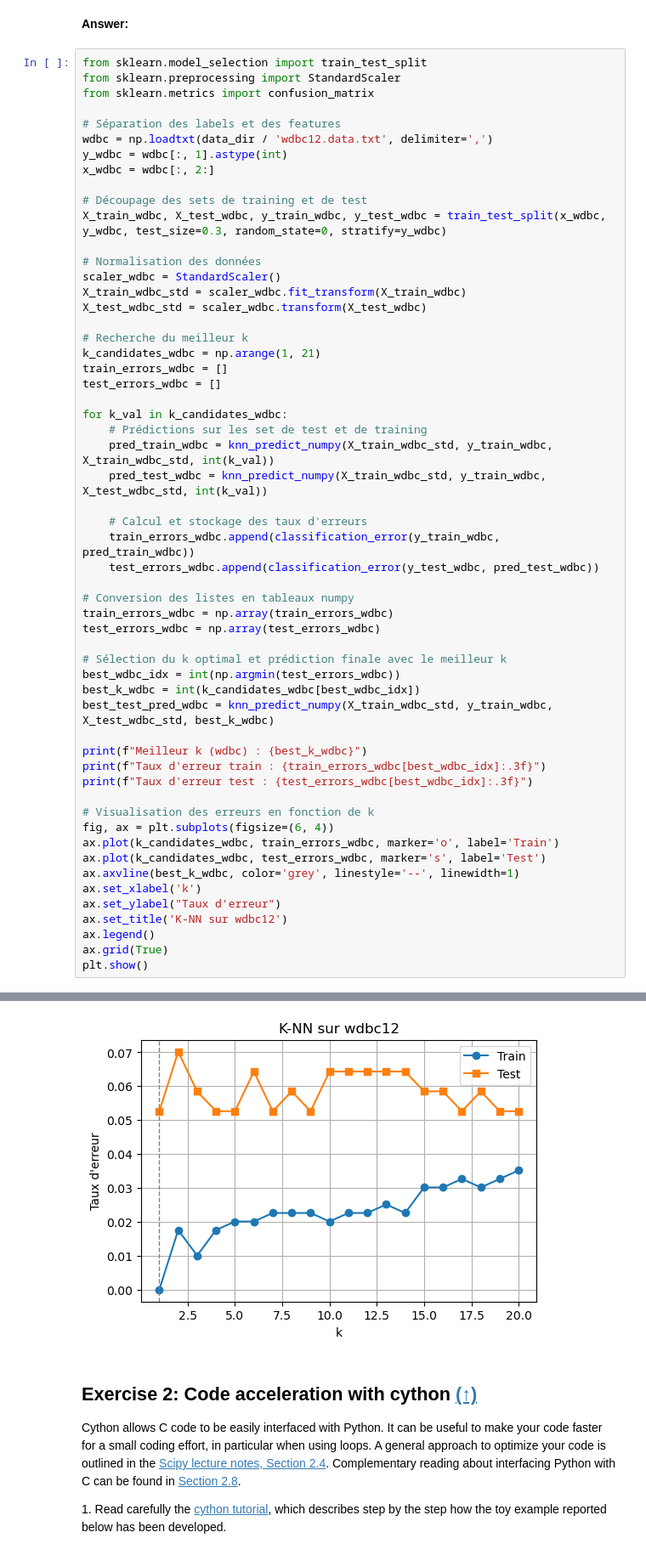
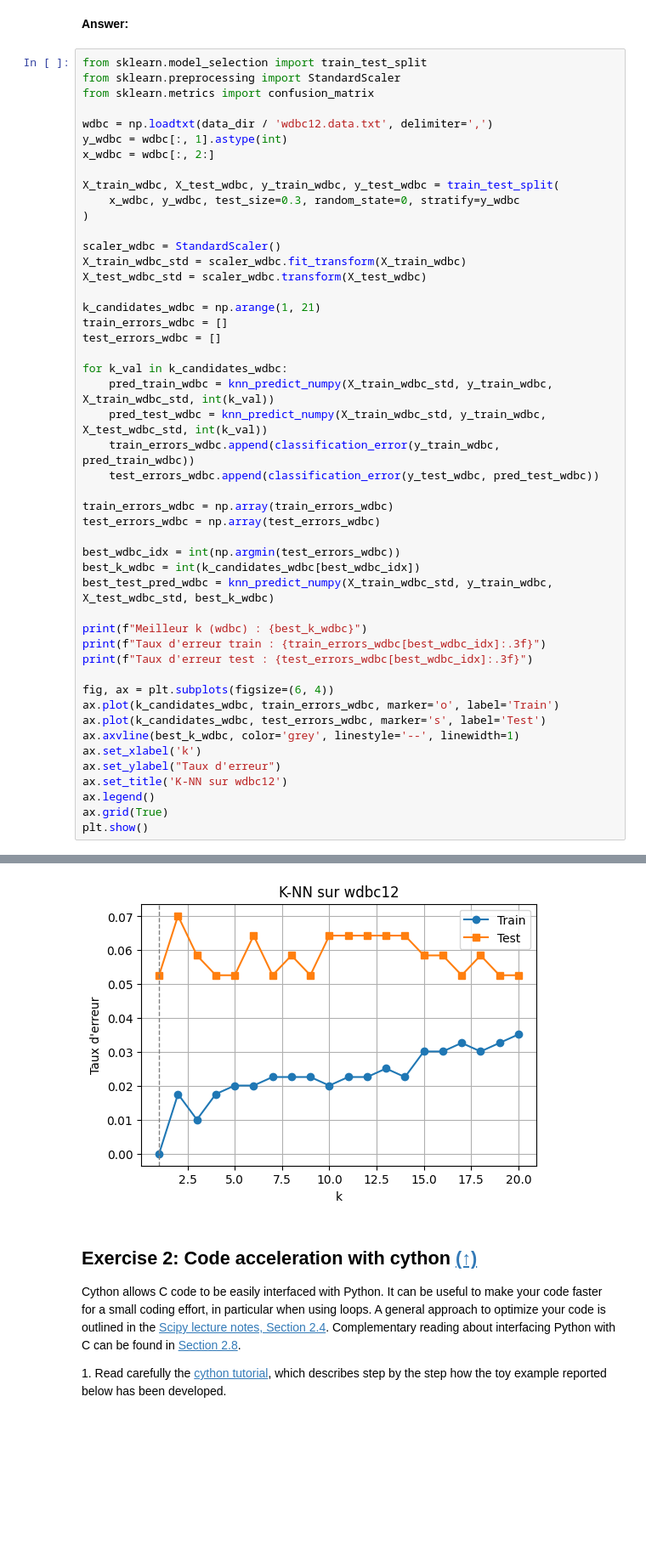
Before and after one commit to rosedel05/LAB1-DELANNOY-DOS-RAMOS, a Jupyter notebook: Labs/Lab4/lab4.ipynb, the cells around one changed output, grey strips where cells are left out. Shown: that part at 85% size. Cells and saved outputs as stored; diff of their text form; blank space fills up the shorter version.

```diff
--- a/Labs/Lab4/lab4.ipynb
+++ b/Labs/Lab4/lab4.ipynb
@@ -308,62 +285,54 @@ from sklearn.model_selection import train_test_split
 from sklearn.preprocessing import StandardScaler
 from sklearn.metrics import confusion_matrix
 
-# Séparation des labels et des features
 wdbc = np.loadtxt(data_dir / 'wdbc12.data.txt', delimiter=',')
 y_wdbc = wdbc[:, 1].astype(int)
 x_wdbc = wdbc[:, 2:]
 
-# Découpage des sets de training et de test
-X_train_wdbc, X_test_wdbc, y_train_wdbc, y_test_wdbc = train_test_split(x_wdbc, y_wdbc, test_size=0.3, random_state=0, stratify=y_wdbc)
+X_train_wdbc, X_test_wdbc, y_train_wdbc, y_test_wdbc = train_test_split(
+    x_wdbc, y_wdbc, test_size=0.3, random_state=0, stratify=y_wdbc
+)
 
-# Normalisation des données
 scaler_wdbc = StandardScaler()
 X_train_wdbc_std = scaler_wdbc.fit_transform(X_train_wdbc)
 X_test_wdbc_std = scaler_wdbc.transform(X_test_wdbc)
 
-# Recherche du meilleur k
 k_candidates_wdbc = np.arange(1, 21)
 train_errors_wdbc = []
 test_errors_wdbc = []
 
 for k_val in k_candidates_wdbc:
-    # Prédictions sur les set de test et de training
     pred_train_wdbc = knn_predict_numpy(X_train_wdbc_std, y_train_wdbc, X_train_wdbc_std, int(k_val))
     pred_test_wdbc = knn_predict_numpy(X_train_wdbc_std, y_train_wdbc, X_test_wdbc_std, int(k_val))
-
-    # Calcul et stockage des taux d'erreurs
     train_errors_wdbc.append(classification_error(y_train_wdbc, pred_train_wdbc))
     test_errors_wdbc.append(classification_error(y_test_wdbc, pred_test_wdbc))
 
-# Conversion des listes en tableaux numpy
 train_errors_wdbc = np.array(train_errors_wdbc)
 test_errors_wdbc = np.array(test_errors_wdbc)
 
-# Sélection du k optimal et prédiction finale avec le meilleur k
 best_wdbc_idx = int(np.argmin(test_errors_wdbc))
 best_k_wdbc = int(k_candidates_wdbc[best_wdbc_idx])
 best_test_pred_wdbc = knn_predict_numpy(X_train_wdbc_std, y_train_wdbc, X_test_wdbc_std, best_k_wdbc)
 
 print(f"Meilleur k (wdbc) : {best_k_wdbc}")
 print(f"Taux d'erreur train : {train_errors_wdbc[best_wdbc_idx]:.3f}")
 print(f"Taux d'erreur test : {test_errors_wdbc[best_wdbc_idx]:.3f}")
 
-# Visualisation des erreurs en fonction de k
 fig, ax = plt.subplots(figsize=(6, 4))
 ax.plot(k_candidates_wdbc, train_errors_wdbc, marker='o', label='Train')
 ax.plot(k_candidates_wdbc, test_errors_wdbc, marker='s', label='Test')
 ax.axvline(best_k_wdbc, color='grey', linestyle='--', linewidth=1)
 ax.set_xlabel('k')
 ax.set_ylabel("Taux d'erreur")
 ax.set_title('K-NN sur wdbc12')
 ax.legend()
 ax.grid(True)
 plt.show()
 # %% [output]
 Meilleur k (wdbc) : 1
 Taux d'erreur train : 0.000
 Taux d'erreur test : 0.053
-[figure, old version]
+[figure, new version]
 # %% [markdown]
 ## <a name="ex2">Exercise 2: Code acceleration with cython</a> [(&#8593;)](#content)
 
```
Also changed, not shown: parts of 13 cells of this notebook, 15 other files.
